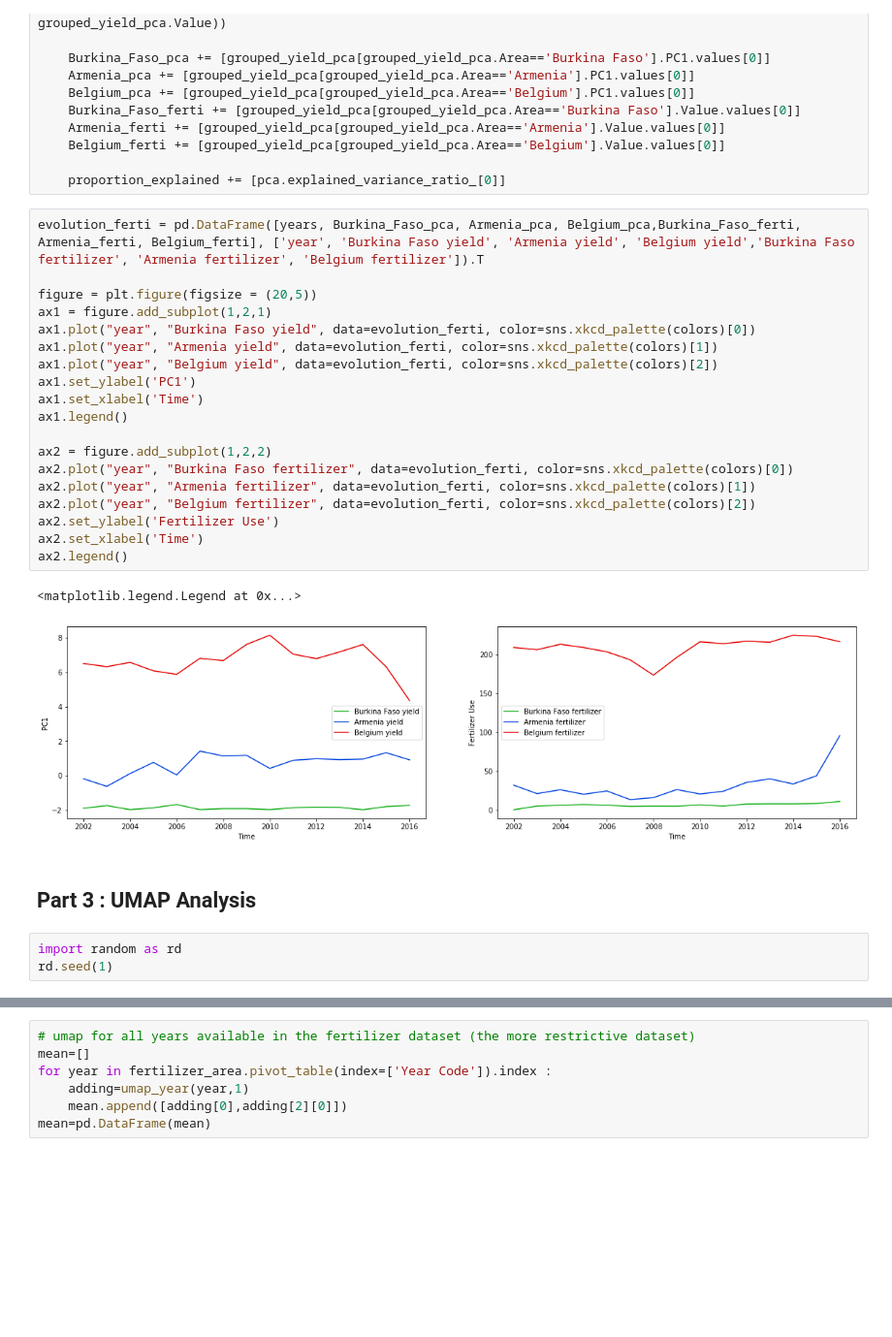
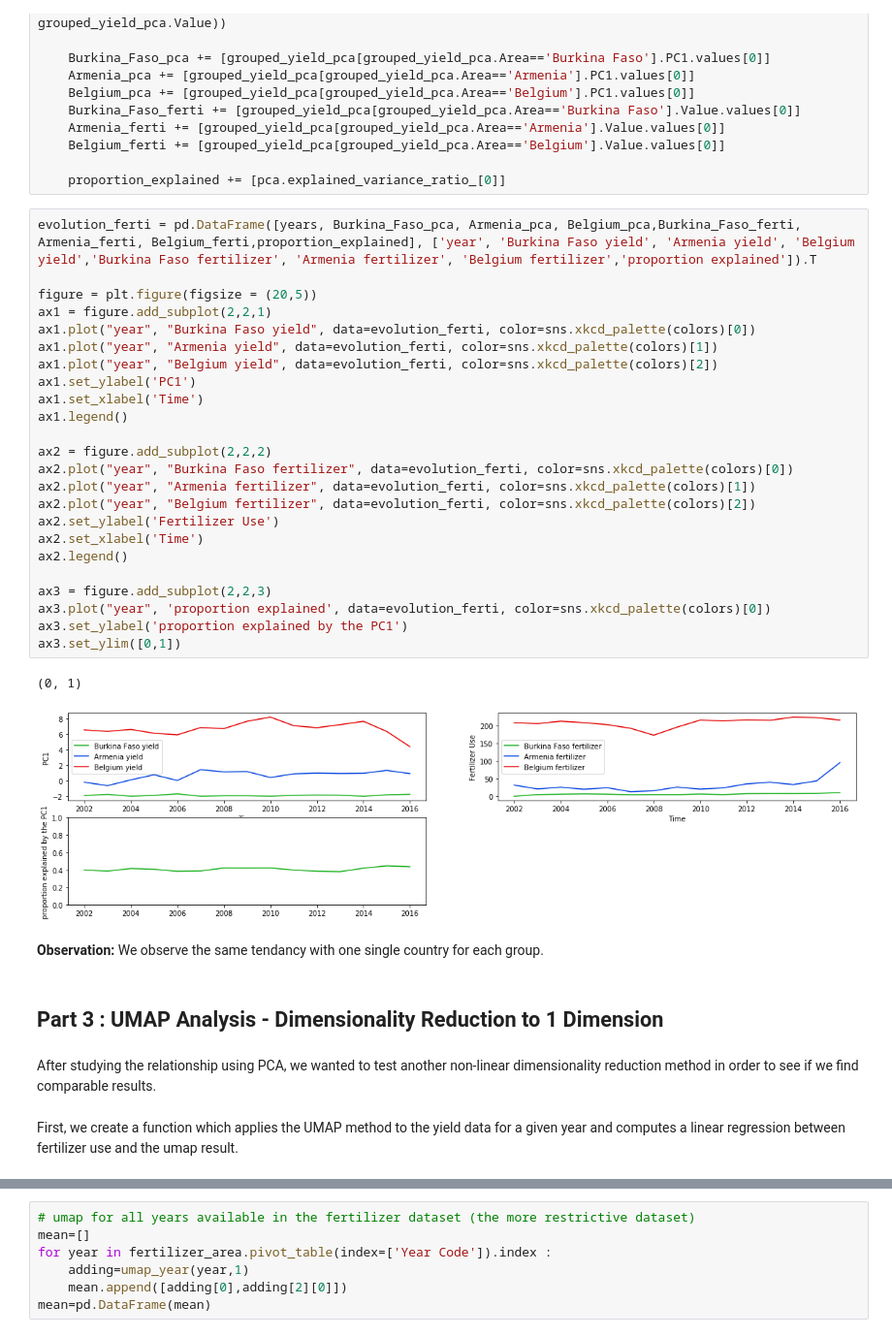
Before and after one commit to amara-slaymaker/ada_project-ada_nakamura, a Jupyter notebook: Skeleton.ipynb, the cells around one changed output, grey strips where cells are left out. Shown at 97% size. Drawn from its saved outputs; the diff is of its cells as text; blank space fills up the shorter version.

Commit message:
updated comments in parts 2,3,4

```diff
--- a/Skeleton.ipynb
+++ b/Skeleton.ipynb
@@ -795,32 +863,41 @@ for year in range(2002,2017):
 
     proportion_explained += [pca.explained_variance_ratio_[0]]
 # %%
-evolution_ferti = pd.DataFrame([years, Burkina_Faso_pca, Armenia_pca, Belgium_pca,Burkina_Faso_ferti, Armenia_ferti, Belgium_ferti], ['year', 'Burkina Faso yield', 'Armenia yield', 'Belgium yield','Burkina Faso fertilizer', 'Armenia fertilizer', 'Belgium fertilizer']).T
+evolution_ferti = pd.DataFrame([years, Burkina_Faso_pca, Armenia_pca, Belgium_pca,Burkina_Faso_ferti, Armenia_ferti, Belgium_ferti,proportion_explained], ['year', 'Burkina Faso yield', 'Armenia yield', 'Belgium yield','Burkina Faso fertilizer', 'Armenia fertilizer', 'Belgium fertilizer','proportion explained']).T
 
 figure = plt.figure(figsize = (20,5))
-ax1 = figure.add_subplot(1,2,1)
+ax1 = figure.add_subplot(2,2,1)
 ax1.plot("year", "Burkina Faso yield", data=evolution_ferti, color=sns.xkcd_palette(colors)[0])
 ax1.plot("year", "Armenia yield", data=evolution_ferti, color=sns.xkcd_palette(colors)[1])
 ax1.plot("year", "Belgium yield", data=evolution_ferti, color=sns.xkcd_palette(colors)[2])
 ax1.set_ylabel('PC1')
 ax1.set_xlabel('Time')
 ax1.legend()
 
-ax2 = figure.add_subplot(1,2,2)
+ax2 = figure.add_subplot(2,2,2)
 ax2.plot("year", "Burkina Faso fertilizer", data=evolution_ferti, color=sns.xkcd_palette(colors)[0])
 ax2.plot("year", "Armenia fertilizer", data=evolution_ferti, color=sns.xkcd_palette(colors)[1])
 ax2.plot("year", "Belgium fertilizer", data=evolution_ferti, color=sns.xkcd_palette(colors)[2])
 ax2.set_ylabel('Fertilizer Use')
 ax2.set_xlabel('Time')
 ax2.legend()
+
+ax3 = figure.add_subplot(2,2,3)
+ax3.plot("year", 'proportion explained', data=evolution_ferti, color=sns.xkcd_palette(colors)[0])
+ax3.set_ylabel('proportion explained by the PC1')
+ax3.set_ylim([0,1])
 # %% [output]
-<matplotlib.legend.Legend at 0x...>
+(0, 1)
-[figure, old version]
+[figure, new version]
+# %% [markdown]
+**Observation:**
+We observe the same tendancy with one single country for each group.
 # %% [markdown]
-## Part 3 : UMAP Analysis
+## Part 3 : UMAP Analysis - Dimensionality Reduction to 1 Dimension
-# %%
-import random as rd
-rd.seed(1)
+# %% [markdown]
+After studying the relationship using PCA, we wanted to test another non-linear dimensionality reduction method in order to see if we find comparable results.
+# %% [markdown]
+First, we create a function which applies the UMAP method to the yield data for a given year and computes a linear regression between fertilizer use and the umap result.
 # %%
 # Creation of a function doing the umap (works also for only 1 dimension end)
 def umap_year(year, n_components=2):
```
Also changed, not shown: parts of 91 cells of this notebook.
